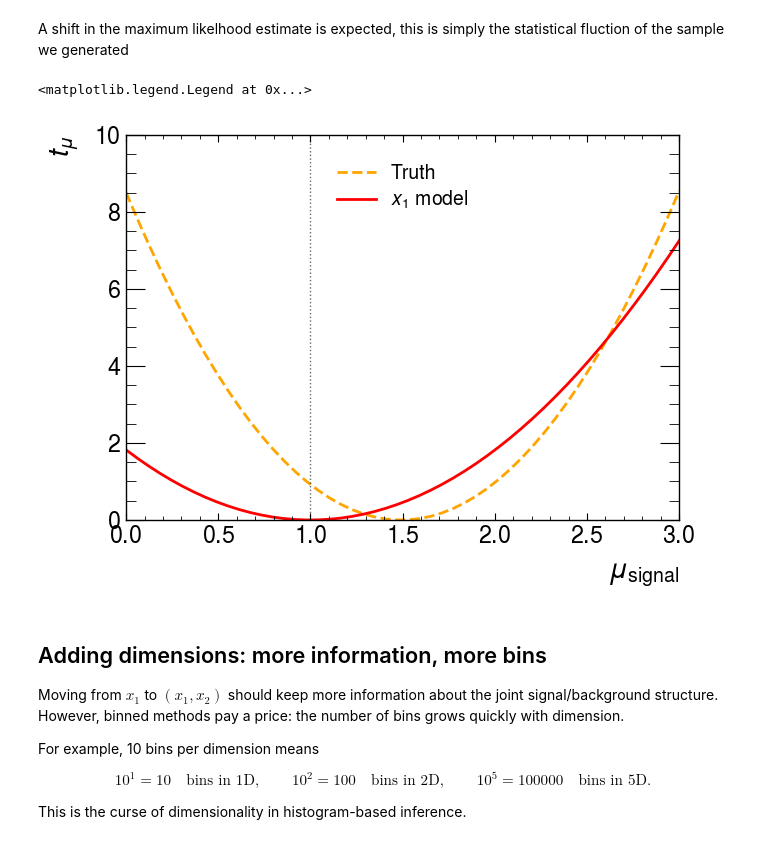
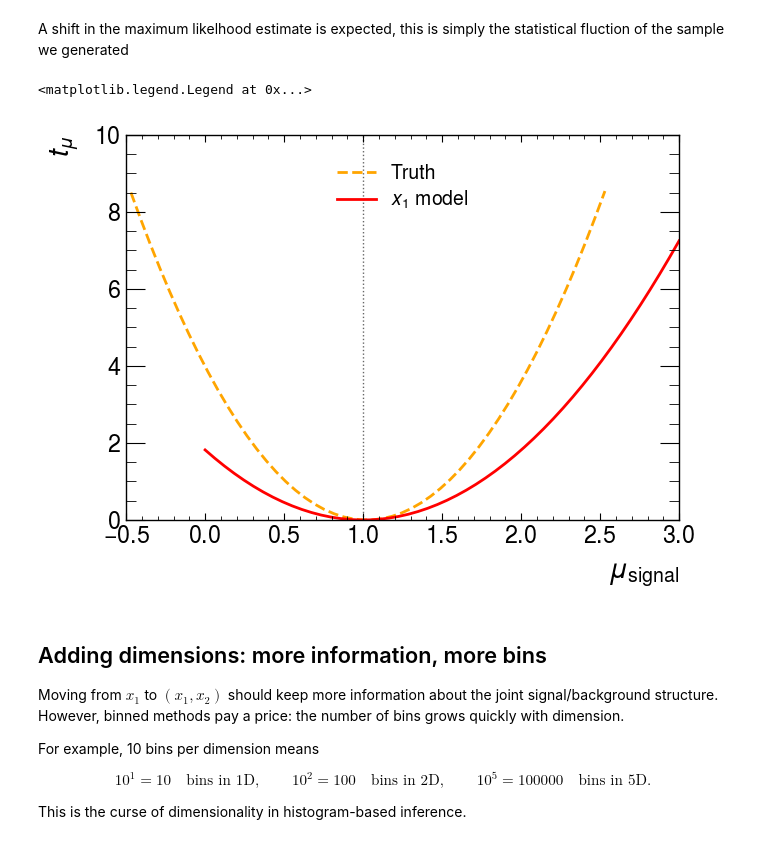
Before and after one commit to Ragansu/NSBI-workflow-tutorial, a Jupyter notebook: workshops/ml4hep_tifr_colab/Exercise_1_summary_statistics.ipynb, the cells around one changed output. Saved outputs shown, nothing was run; the diff lists cells and outputs as text; code cells hidden in the pictures.

Commit message:
shift truth

```diff
--- a/workshops/ml4hep_tifr_colab/Exercise_1_summary_statistics.ipynb
+++ b/workshops/ml4hep_tifr_colab/Exercise_1_summary_statistics.ipynb
@@ -707,21 +707,35 @@ Even for a perfectly specified likelihood, a finite pseudo-dataset does not have
 # %% [markdown]
 A shift in the maximum likelhood estimate is expected, this is simply the statistical fluction of the sample we generated
 # %%
-scan_truth, tmu_truth = inf_truth.perform_profile_scan(
+x, y = inf_truth.perform_profile_scan(
     parameter_name="mu", freeze_params=[], bound_range=(0.0, 3.0), fit_strategy=0, size=50)
+
+scan_truth = np.asarray(x)
+tmu_truth = np.asarray(y)
+
+shift_minimum = True
+if shift_minimum:
+  imin = np.argmin(y)
+  a = x[imin]
+  ymin = y[imin]
+
+  # Shift so that minimum is at (1, 0)
+  scan_truth = x - a + 1.0
+  tmu_truth = y - ymin
+
 
 fig, ax = plt.subplots(figsize=(7, 5))
 #ax.plot(scan_pred, tmu_pred, lw=2, label="Approximated (NN) ratios")
 ax.plot(scan_truth, tmu_truth, lw=2, ls="--", color='orange', label="Truth")
 ax.plot(scan_points_model_x1, NLL_value_model_x1, color='red', label=r'$x_1$ model')
 ax.axvline(1.0, color="black", ls=":", lw=1, alpha=0.6)
 ax.set_ylim(bottom=0)
 ax.set_xlabel(r"$\mu_\mathrm{signal}$")
 ax.set_ylabel(r"$t_\mu$")
 ax.legend()
 # %% [output]
 <matplotlib.legend.Legend at 0x...>
-[figure, old version]
+[figure, new version]
 # %% [markdown]
 ## Adding dimensions: more information, more bins
 
```
Also changed, not shown: parts of 6 cells of this notebook.
